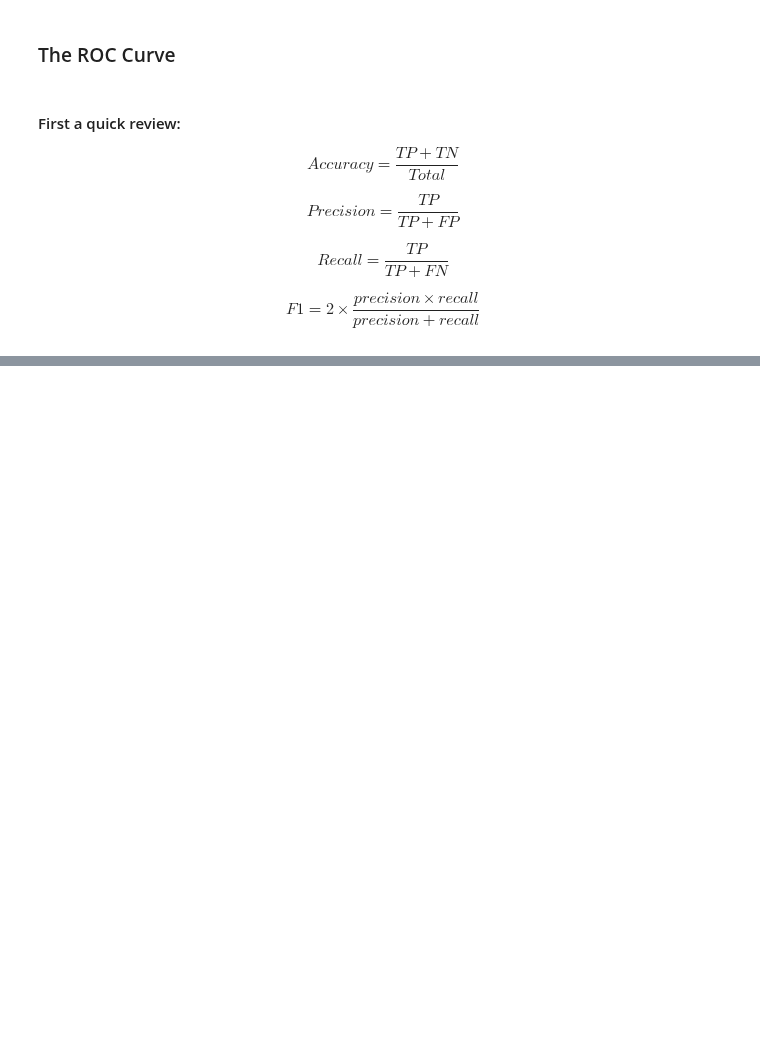
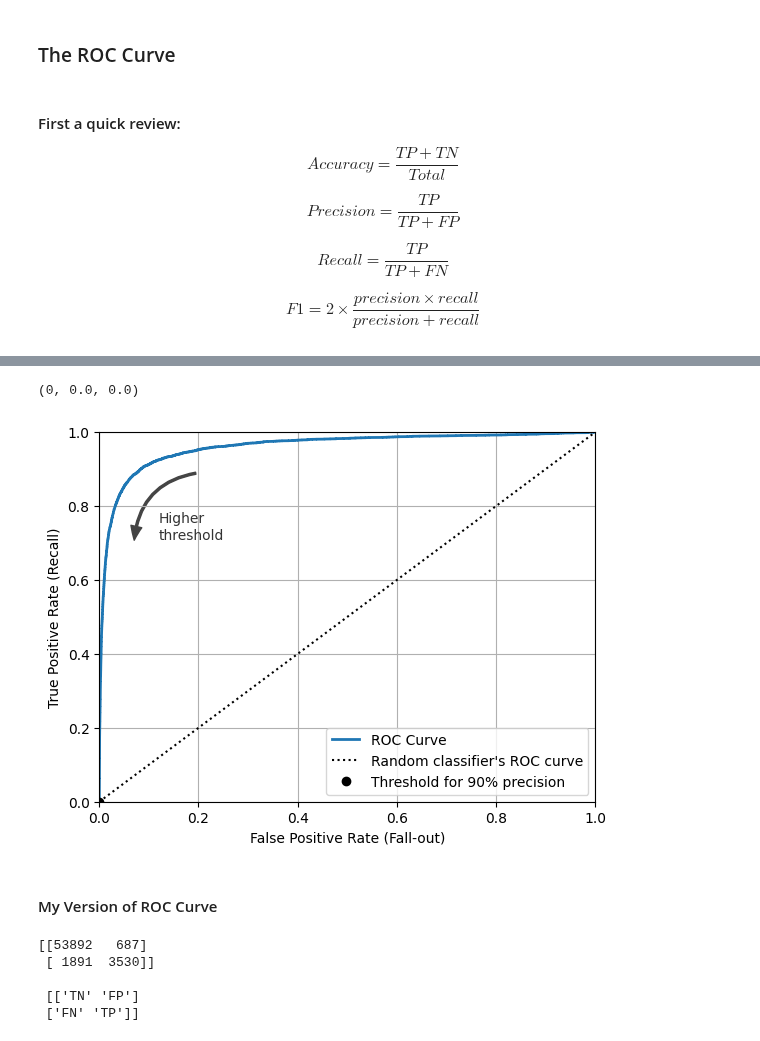
Before and after one commit to PaulToronto/Hands-on-Maching-Learning-Book, a Jupyter notebook: 3_Classification.ipynb, the cells around one changed output, grey strips where cells are left out. Drawn from its saved outputs; the diff is of its cells as text; code cells hidden in the pictures; blank space fills up the shorter version.

```diff
--- a/3_Classification.ipynb
+++ b/3_Classification.ipynb
@@ -883,0 +901,6 @@ $$
+# %%
+# from sklearn.metrics import roc_curve
+
+fpr, tpr, thresholds2 = roc_curve(y_train_is_5, y_train_decision_score)
+
+fpr.shape, tpr.shape, thresholds2.shape
@@ -883,0 +927,44 @@ $$
+# %%
+# we can use `threshold_for_90_precision` again
+#. but we need to use <= instead of >= due ot the reversed
+#. order of thresholds
+
+idx_for_90_precision = (thresholds <= threshold_for_90_precision).argmax()
+tpr_90, fpr_90 = tpr[idx_for_90_precision], fpr[idx_for_90_precision]
+
+idx_for_90_precision, tpr_90, fpr_90
+# %% [output]
+(0, 0.0, 0.0)
+# %%
+plt.plot(fpr, tpr, linewidth=2, label='ROC Curve')
+plt.plot([0, 1], [0, 1], 'k:', label='Random classifier\'s ROC curve')
+plt.plot(fpr_90, tpr_90, 'ko', label='Threshold for 90% precision')
+
+
+# for the arrow and text description of the arrow
+plt.gca().add_patch(patches.FancyArrowPatch(
+    (0.20, 0.89), (0.07, 0.70),
+    connectionstyle="arc3,rad=.4",
+    arrowstyle="Simple, tail_width=1.5, head_width=8, head_length=10",
+    color="#444444"))
+plt.text(0.12, 0.71, "Higher\nthreshold", color="#333333")
+
+plt.xlabel('False Positive Rate (Fall-out)')
+plt.ylabel('True Positive Rate (Recall)')
+plt.axis([0, 1, 0, 1])
+plt.grid()
+plt.legend(loc='lower right')
+plt.show()
+# %% [output]
+[figure, added]
+# %% [markdown]
+#### My Version of ROC Curve
+# %%
+conf_m = confusion_matrix(y_train_is_5, y_train_predict)
+print(conf_m, '\n\n', np.array([['TN', 'FP'], ['FN', 'TP']]))
+# %% [output]
+[[53892   687]
+ [ 1891  3530]]
+
+ [['TN' 'FP']
+ ['FN' 'TP']]
```
Also changed, not shown: parts of 18 cells of this notebook.
